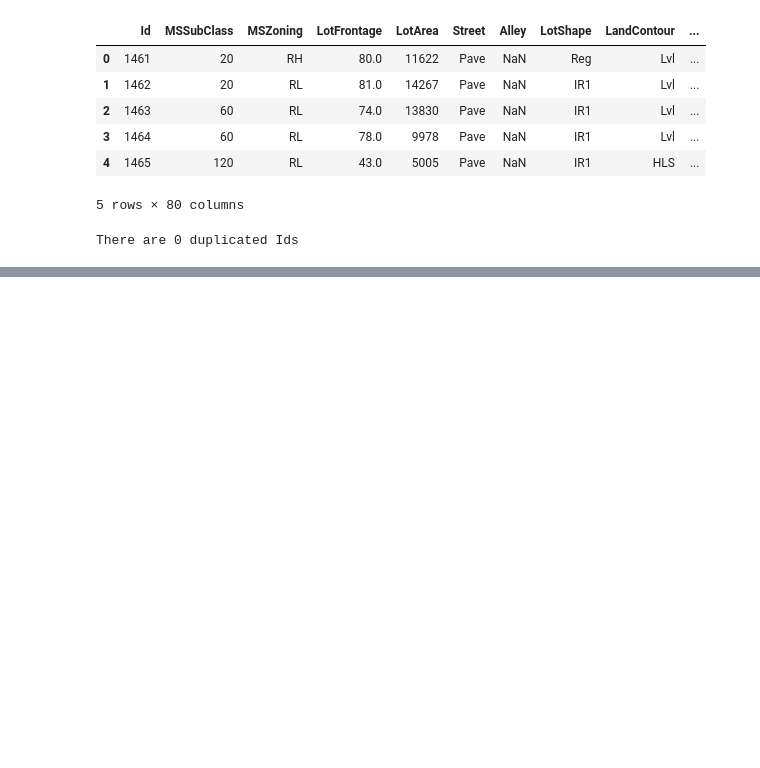
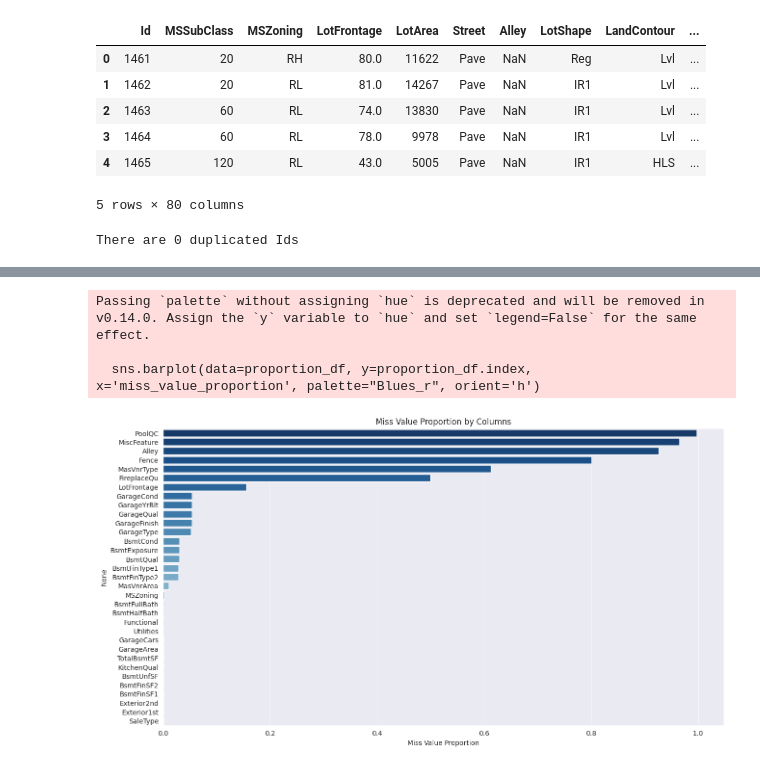
Before and after one commit to EnriqManComp/kaggle-competitions, a Jupyter notebook: house-prices-advanced-regression-techniques/house-prices-kaggle-competition.ipynb, the cells around one changed output, grey strips where cells are left out. Saved outputs shown, nothing was run; the diff lists cells and outputs as text; code cells hidden in the pictures; blank space fills up the shorter version.

```diff
--- a/house-prices-advanced-regression-techniques/house-prices-kaggle-competition.ipynb
+++ b/house-prices-advanced-regression-techniques/house-prices-kaggle-competition.ipynb
@@ -756,0 +776,23 @@ There are 0 duplicated Ids
+# %%
+def proportion_miss_values(column):
+    miss_value_sum = submission_data[column].isna().sum()
+    return pd.Series(miss_value_sum / submission_data.shape[0], index=[column])
+# %%
+proportion_df = pd.DataFrame([])
+missing_columns = submission_data.columns[submission_data.isna().sum() > 0]
+for i, column in enumerate(missing_columns):
+    new_proportion = proportion_miss_values(column)
+    proportion_df = pd.concat([proportion_df, new_proportion], axis=0)
+
+proportion_df.columns = ['miss_value_proportion']
+proportion_df = proportion_df.sort_values('miss_value_proportion', ascending=False)
+fig = plt.figure(figsize=(15,8))
+sns.barplot(data=proportion_df, y=proportion_df.index, x='miss_value_proportion', palette="Blues_r", orient='h')
+plt.xlabel("Miss Value Proportion")
+plt.title("Miss Value Proportion by Columns")
+plt.show()
+# %% [output]
+Passing `palette` without assigning `hue` is deprecated and will be removed in v0.14.0. Assign the `y` variable to `hue` and set `legend=False` for the same effect.
+
+  sns.barplot(data=proportion_df, y=proportion_df.index, x='miss_value_proportion', palette="Blues_r", orient='h')
+[figure, added]
```
Also changed, not shown: parts of 12 cells of this notebook.
